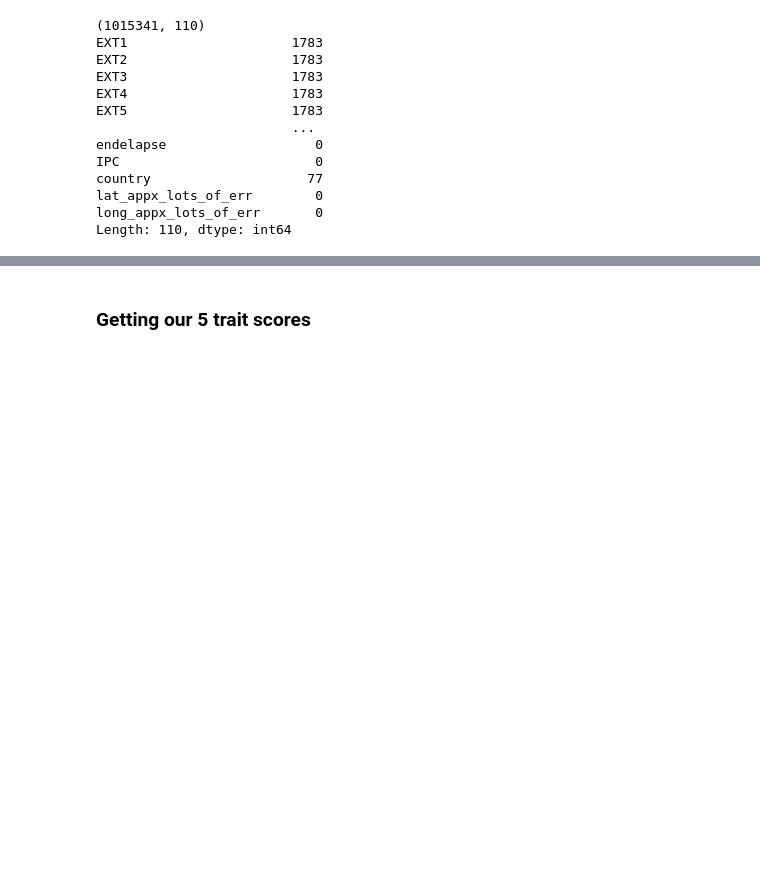
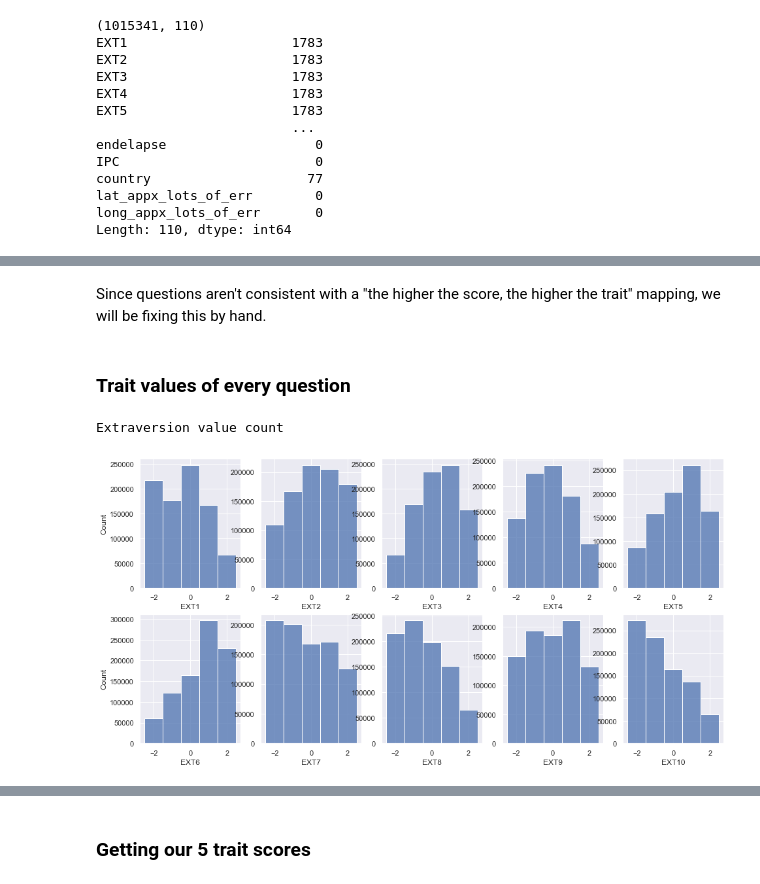
Before and after one commit to marcociav/BigFive_Sphere, a Jupyter notebook: BigFive_Analysis.ipynb, the cells around one changed output, grey strips where cells are left out. Saved outputs shown, nothing was run; the diff lists cells and outputs as text; code cells hidden in the pictures; blank space fills up the shorter version.

```diff
--- a/BigFive_Analysis.ipynb
+++ b/BigFive_Analysis.ipynb
@@ -69,0 +113,2 @@ data.head()
+# %% [markdown]
+Since questions aren't consistent with a "the higher the score, the higher the trait" mapping, we will be fixing this by hand.
@@ -69,0 +127,17 @@ data.head()
+# %% [markdown]
+### Trait values of every question
+# %%
+def questions_histogram(cols, color):
+    fig, axes = plt.subplots(2, 5, figsize=(16, 8))
+    for i in range(2):
+        for j in range(5):
+            sns.histplot(data=data[cols[5* i + j]], ax=axes[i,j], discrete=True,
+                             color=color)
+            if j != 0:
+                axes[i,j].set_ylabel('')
+# %%
+print('Extraversion value count')
+questions_histogram(ext_cols, color='C0')
+# %% [output]
+Extraversion value count
+[figure, added]
```
Also changed, not shown: parts of 20 cells of this notebook.
